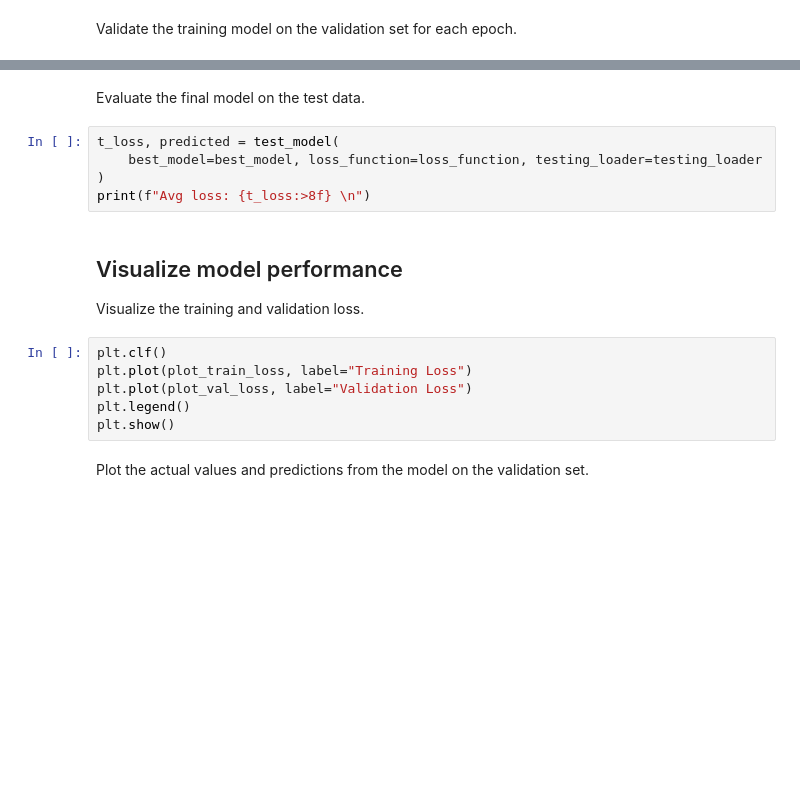
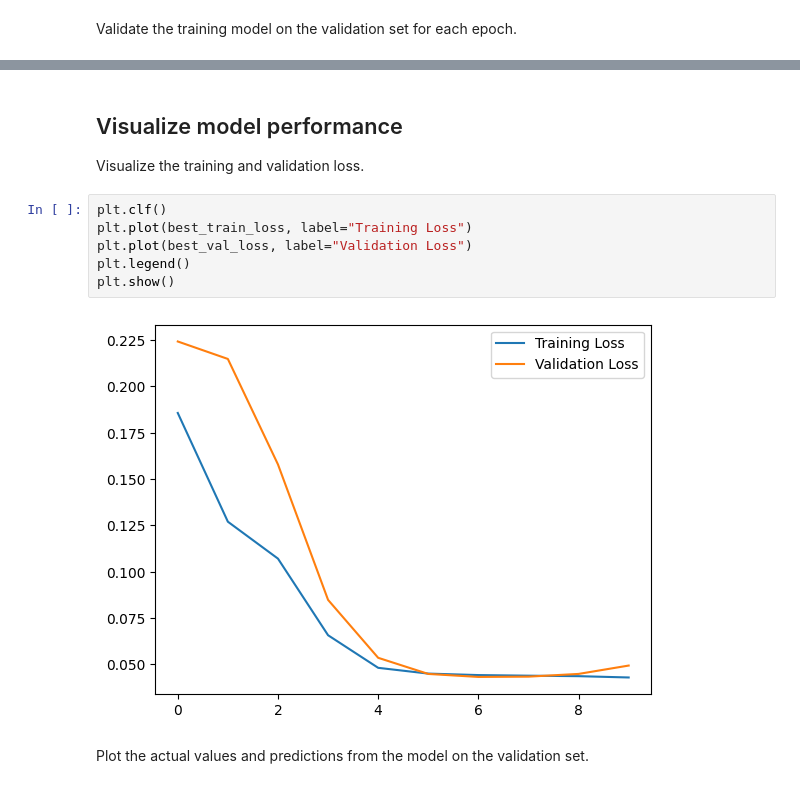
Before and after one commit to dat5-06/zap, a Jupyter notebook: core/notebooks/0_LSTM_trefor_park.ipynb, the cells around one changed output, grey strips where cells are left out. Saved outputs shown, nothing was run; the diff lists cells and outputs as text; blank space fills up the shorter version.

```diff
--- a/core/notebooks/0_LSTM_trefor_park.ipynb
+++ b/core/notebooks/0_LSTM_trefor_park.ipynb
@@ -72,19 +117,14 @@ plot_train_loss, plot_val_loss, best_model = train_model(
-# %% [markdown]
-Evaluate the final model on the test data.
-# %%
-t_loss, predicted = test_model(
-    best_model=best_model, loss_function=loss_function, testing_loader=testing_loader
-)
-print(f"Avg loss: {t_loss:>8f} \n")
 # %% [markdown]
 ## Visualize model performance
 Visualize the training and validation loss.
 # %%
 plt.clf()
-plt.plot(plot_train_loss, label="Training Loss")
-plt.plot(plot_val_loss, label="Validation Loss")
+plt.plot(best_train_loss, label="Training Loss")
+plt.plot(best_val_loss, label="Validation Loss")
 plt.legend()
 plt.show()
+# %% [output]
+[figure, added]
 # %% [markdown]
 Plot the actual values and predictions from the model on the validation set.
 # %% [markdown]
```
Also changed, not shown: parts of 13 cells of this notebook, 2 other files.
